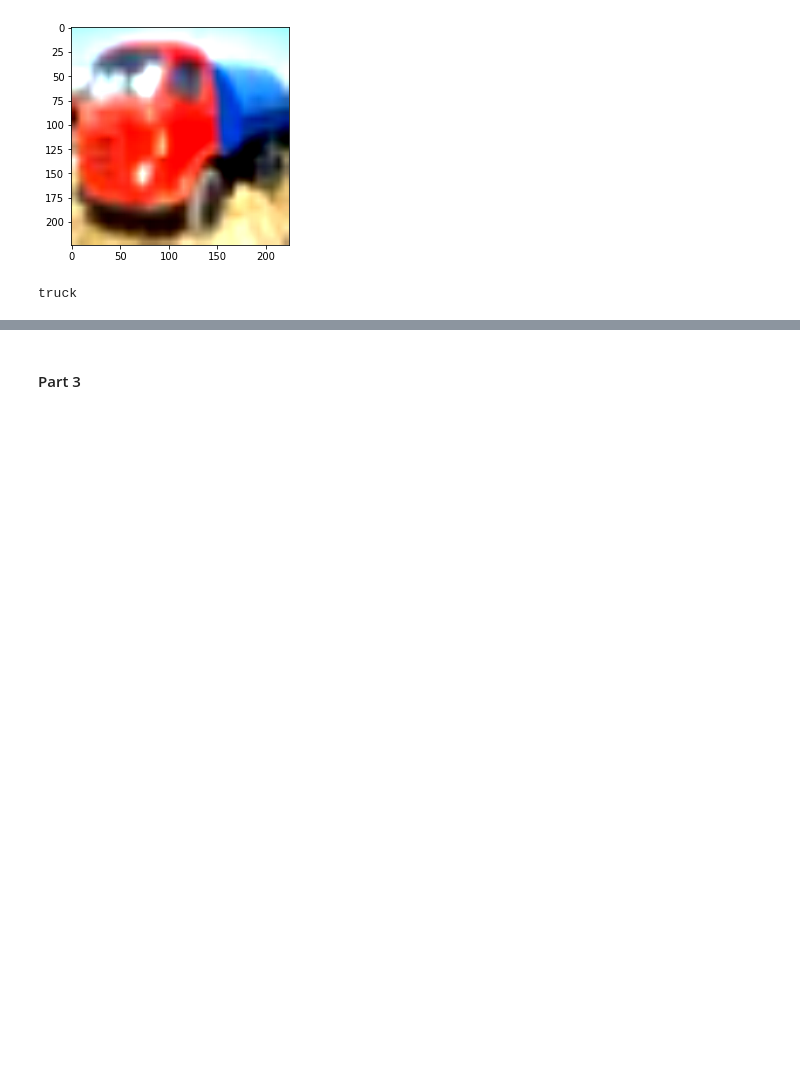
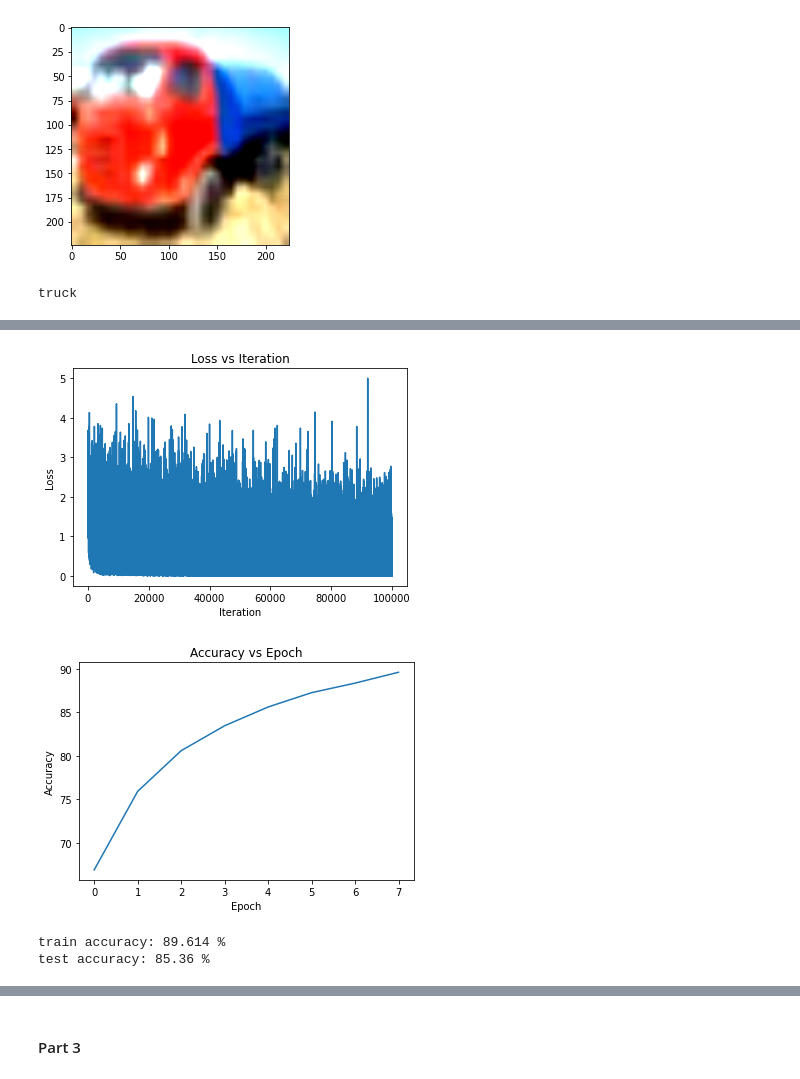
Before and after one commit to siddha20/CSCI4962, a Jupyter notebook: Homeworks/homework5/homework5.ipynb, the cells around one changed output, grey strips where cells are left out. Cells and saved outputs as stored; diff of their text form; code cells hidden in the pictures; blank space fills up the shorter version.

```diff
--- a/Homeworks/homework5/homework5.ipynb
+++ b/Homeworks/homework5/homework5.ipynb
@@ -141,7 +163,7 @@ correct = 0
 total = 0
 with torch.no_grad():
     for data in train_loader:
-        images, labels = data
+        images, labels = data[0].to(device), data[1].to(device)
         outputs = model(images)
         _, predicted = torch.max(outputs.data, 1)
         total += labels.shape[0]
@@ -152,7 +174,7 @@ correct = 0
 total = 0
 with torch.no_grad():
     for data in test_loader:
-        images, labels = data
+        images, labels = data[0].to(device), data[1].to(device)
         outputs = model(images)
         _, predicted = torch.max(outputs.data, 1)
         total += labels.shape[0]
@@ -197,0 +223,43 @@ trans_model = torchvision.models.vgg16(weights=torchvision.models.VGG16_Weights.
+# %%
+trans_model = torchvision.models.mobilenet_v2(weights=torchvision.models.mobilenetv2.MobileNet_V2_Weights.DEFAULT)
+trans_model.classifier[1] = nn.Linear(trans_model.classifier[1].in_features, 10)
+trans_model = trans_model.to(device)
+
+loss_fn = nn.CrossEntropyLoss()
+optimizer = torch.optim.Adam(trans_model.parameters(), lr=.001)
+# %%
+torch.cuda.empty_cache()
+error = []
+accuracy = []
+for epoch in range(8):
+    total = 0
+    correct = 0
+    for i, data in enumerate(train_loader, 0):
+        inputs, labels = data[0].to(device), data[1].to(device)
+        optimizer.zero_grad()
+        outputs = trans_model(inputs)
+        loss = loss_fn(outputs, labels)
+        loss.backward()
+        optimizer.step()
+        error.append(loss.item())
+        _, predicted = torch.max(outputs.data, 1)
+        total += labels.shape[0]
+        correct += (predicted == labels).sum().item()
+        if i == 0:
+            print(f'epoch: {epoch}, loss: {loss.item():.3f}')
+    accuracy.append(100*correct/total)
+    print(f'train accuracy: {accuracy[-1]} %')
+
+plt.figure()
+plt.title("Loss vs Iteration")
+plt.xlabel("Iteration")
+plt.ylabel("Loss")
+plt.plot(error)
+
+plt.figure()
+plt.title("Accuracy vs Epoch")
+plt.xlabel("Epoch")
+plt.ylabel("Accuracy")
+plt.plot(accuracy)
+plt.show()
+# %% [output]
@@ -197,0 +282,27 @@ trans_model = torchvision.models.vgg16(weights=torchvision.models.VGG16_Weights.
+[figure, added]
+[figure, added]
+# %%
+correct = 0
+total = 0
+with torch.no_grad():
+    for data in train_loader:
+        images, labels = data[0].to(device), data[1].to(device)
+        outputs = trans_model(images)
+        _, predicted = torch.max(outputs.data, 1)
+        total += labels.shape[0]
+        correct += (predicted == labels).sum().item()
+print(f'train accuracy: {100*correct/total} %')
+
+correct = 0
+total = 0
+with torch.no_grad():
+    for data in test_loader:
+        images, labels = data[0].to(device), data[1].to(device)
+        outputs = trans_model(images)
+        _, predicted = torch.max(outputs.data, 1)
+        total += labels.shape[0]
+        correct += (predicted == labels).sum().item()
+print(f'test accuracy: {100*correct/total} %')
+# %% [output]
+train accuracy: 89.614 %
+test accuracy: 85.36 %
```
Also changed, not shown: parts of 19 cells of this notebook.
